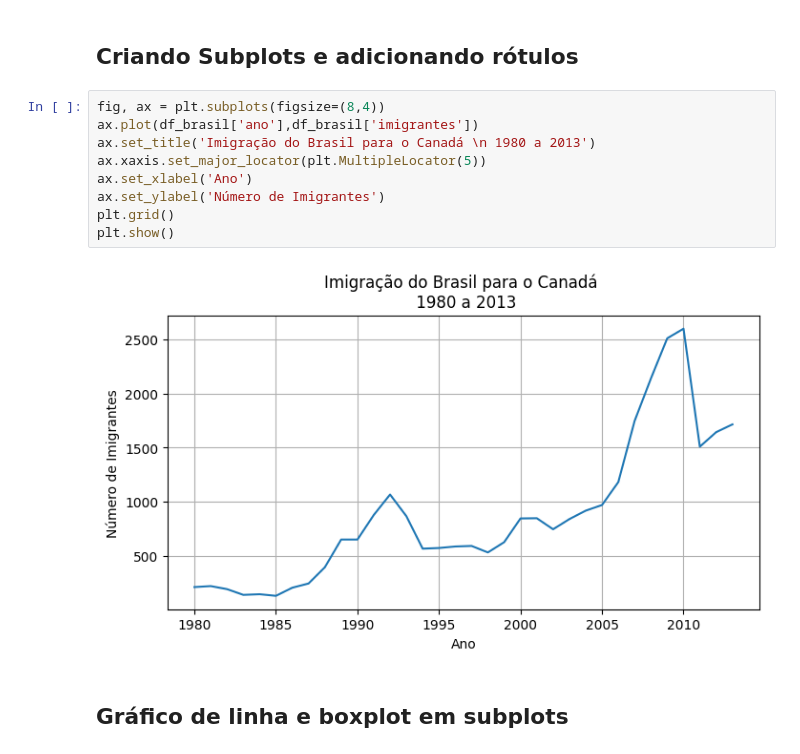
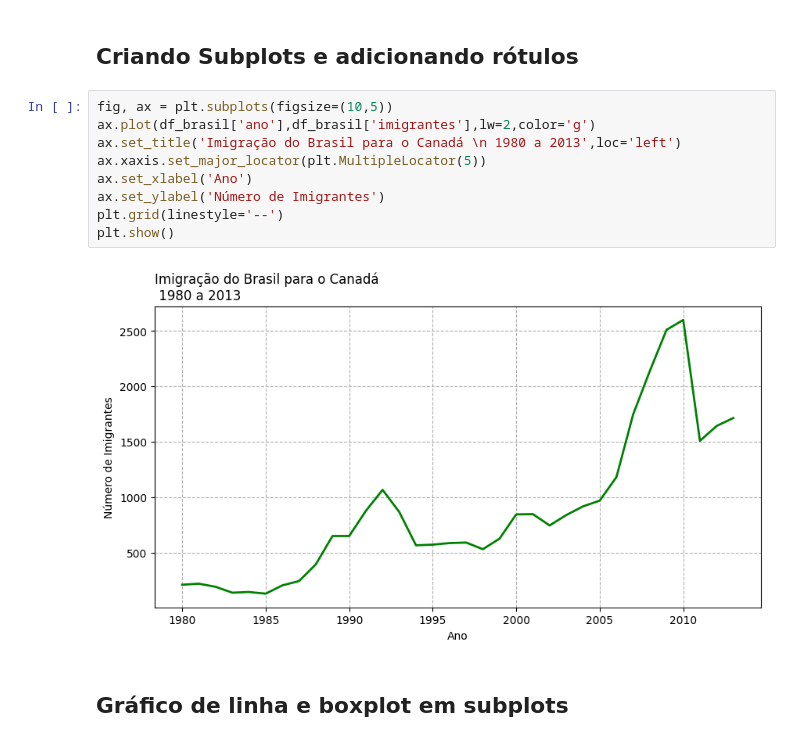
Before and after one commit to Lafaietepedro/semana_estatistica_tarde, a Jupyter notebook: aula3.ipynb, the cells around one changed output. Cells and saved outputs as stored; diff of their text form.

```diff
--- a/aula3.ipynb
+++ b/aula3.ipynb
@@ -201,16 +201,16 @@ plt.show()
 # %% [markdown]
 ## Criando Subplots e adicionando rótulos
 # %%
-fig, ax = plt.subplots(figsize=(8,4))
-ax.plot(df_brasil['ano'],df_brasil['imigrantes'])
-ax.set_title('Imigração do Brasil para o Canadá \n 1980 a 2013')
+fig, ax = plt.subplots(figsize=(10,5))
+ax.plot(df_brasil['ano'],df_brasil['imigrantes'],lw=2,color='g')
+ax.set_title('Imigração do Brasil para o Canadá \n 1980 a 2013',loc='left')
 ax.xaxis.set_major_locator(plt.MultipleLocator(5))
 ax.set_xlabel('Ano')
 ax.set_ylabel('Número de Imigrantes')
-plt.grid()
+plt.grid(linestyle='--')
 plt.show()
 # %% [output]
-[figure, old version]
+[figure, new version]
 # %% [markdown]
 ## Gráfico de linha e boxplot em subplots
 # %%
```
